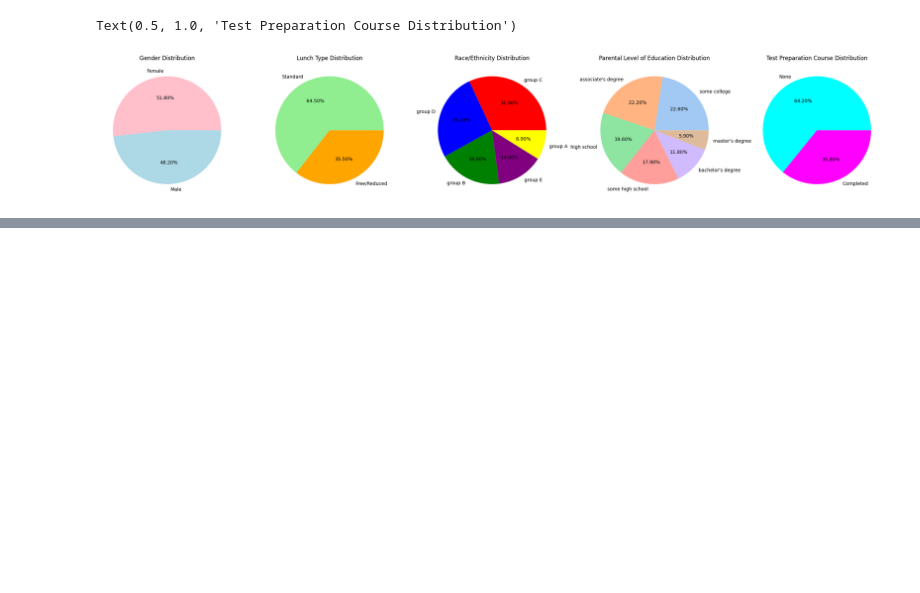
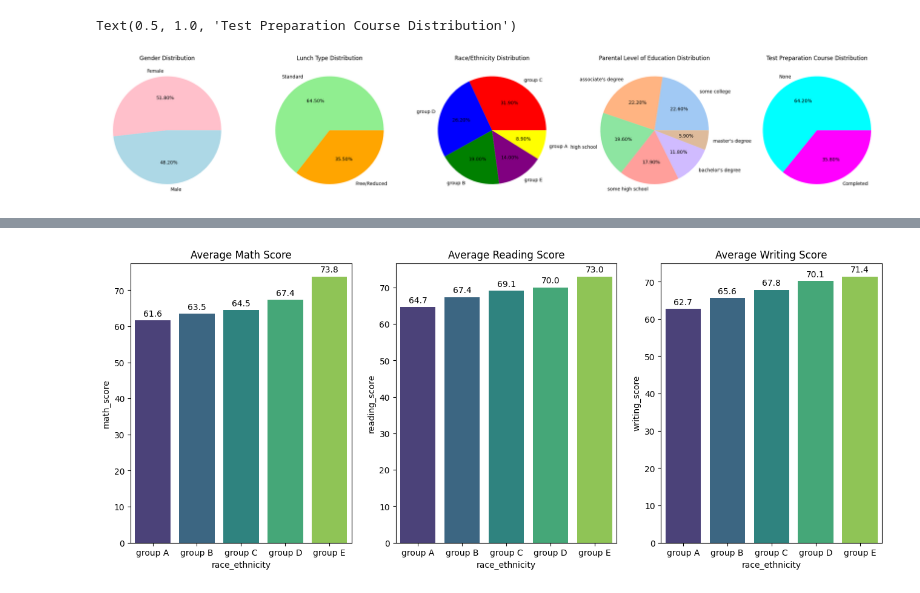
Before and after one commit to Sp0ozy/mlproject, a Jupyter notebook: notebook/EDA_student_performance.ipynb, the cells around one changed output, grey strips where cells are left out. Drawn from its saved outputs; the diff is of its cells as text; code cells hidden in the pictures; blank space fills up the shorter version.

```diff
--- a/notebook/EDA_student_performance.ipynb
+++ b/notebook/EDA_student_performance.ipynb
@@ -337,0 +337,3 @@ Insight
+# %%
+Group_data=df.groupby('race_ethnicity')[['math_score', 'reading_score', 'writing_score']].mean()
+Group_data
@@ -337,0 +348,22 @@ Insight
+# %%
+_,ax = plt.subplots(1,3, figsize=(16,6))
+
+sns.barplot(x=Group_data.index, y=Group_data['math_score'], palette='viridis', ax=ax[0])
+ax[0].set_title('Average Math Score')
+
+for container in ax[0].containers:
+    ax[0].bar_label(container, fmt='%.1f', padding=3)
+
+sns.barplot(x=Group_data.index, y=Group_data['reading_score'], palette='viridis', ax=ax[1])
+ax[1].set_title('Average Reading Score')
+
+for container in ax[1].containers:
+    ax[1].bar_label(container, fmt='%.1f', padding=3)
+
+sns.barplot(x=Group_data.index, y=Group_data['writing_score'], palette='viridis', ax=ax[2])
+ax[2].set_title('Average Writing Score')
+
+for container in ax[2].containers:
+    ax[2].bar_label(container, fmt='%.1f', padding=3)
+# %% [output]
+[figure, added]
```
Also changed, not shown: parts of 34 cells of this notebook.
